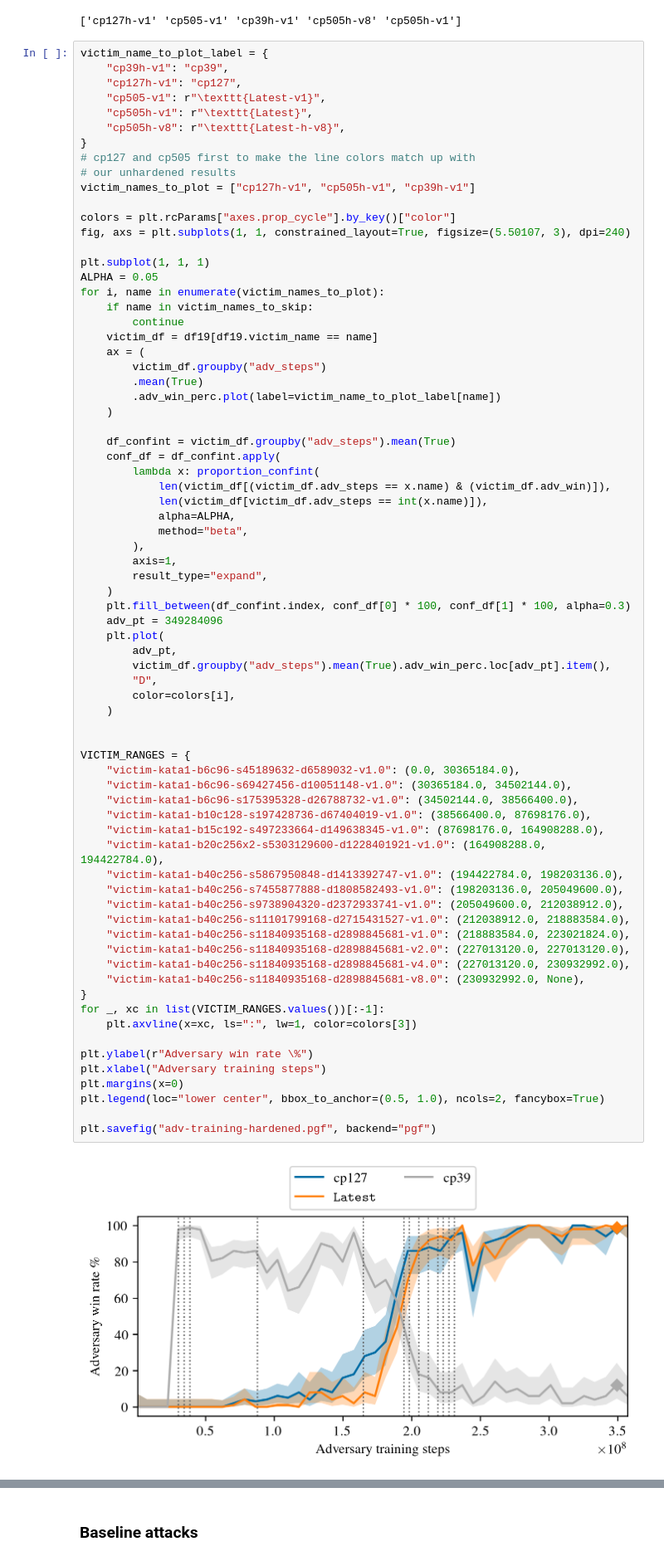
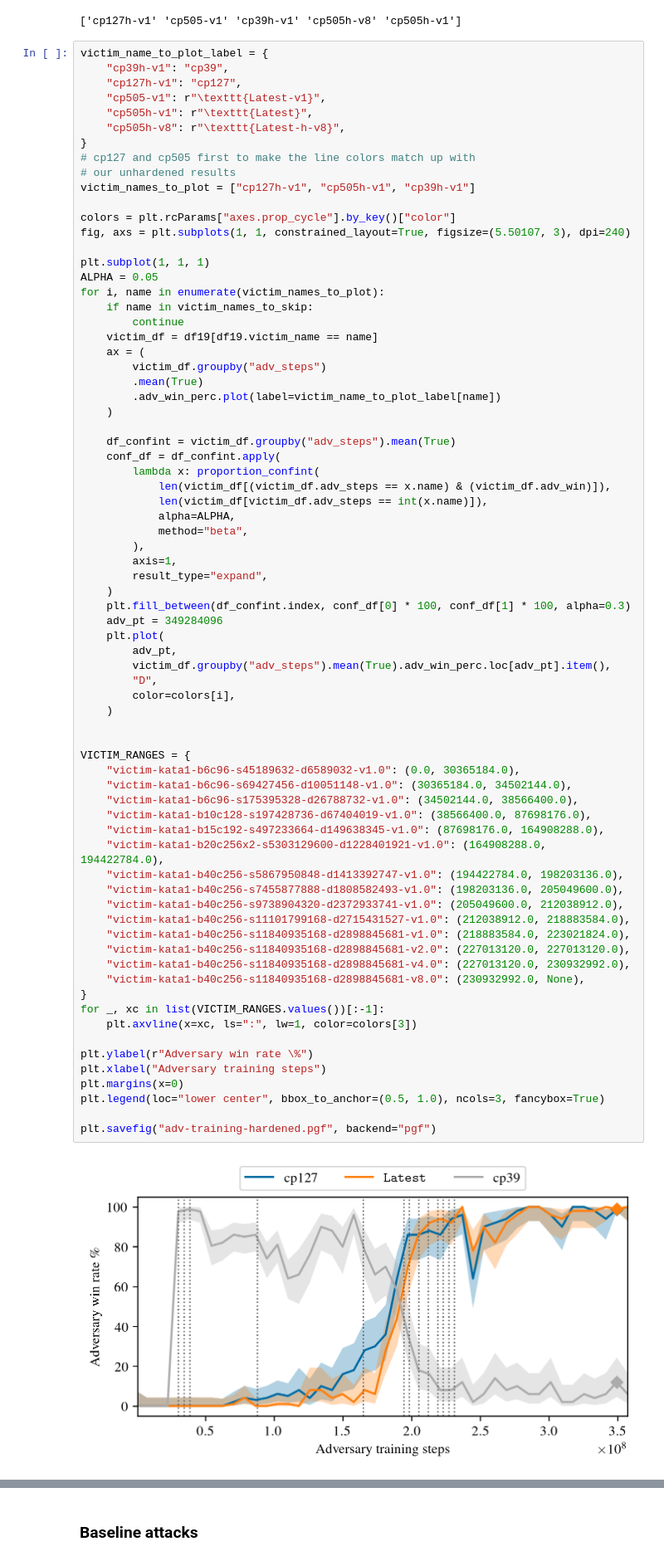
Before and after one commit to AlignmentResearch/KataGoVisualizer, a Jupyter notebook: notebooks/notebooks/iclr2022/plots.ipynb, the cells around one changed output, grey strips where cells are left out. Shown at 83% size. Drawn from its saved outputs; the diff is of its cells as text.

Commit message:
3 col legend

```diff
--- a/notebooks/notebooks/iclr2022/plots.ipynb
+++ b/notebooks/notebooks/iclr2022/plots.ipynb
@@ -963,35 +963,35 @@ for i, name in enumerate(victim_names_to_plot):
         "D",
         color=colors[i],
     )
 
 
 VICTIM_RANGES = {
     "victim-kata1-b6c96-s45189632-d6589032-v1.0": (0.0, 30365184.0),
     "victim-kata1-b6c96-s69427456-d10051148-v1.0": (30365184.0, 34502144.0),
     "victim-kata1-b6c96-s175395328-d26788732-v1.0": (34502144.0, 38566400.0),
     "victim-kata1-b10c128-s197428736-d67404019-v1.0": (38566400.0, 87698176.0),
     "victim-kata1-b15c192-s497233664-d149638345-v1.0": (87698176.0, 164908288.0),
     "victim-kata1-b20c256x2-s5303129600-d1228401921-v1.0": (164908288.0, 194422784.0),
     "victim-kata1-b40c256-s5867950848-d1413392747-v1.0": (194422784.0, 198203136.0),
     "victim-kata1-b40c256-s7455877888-d1808582493-v1.0": (198203136.0, 205049600.0),
     "victim-kata1-b40c256-s9738904320-d2372933741-v1.0": (205049600.0, 212038912.0),
     "victim-kata1-b40c256-s11101799168-d2715431527-v1.0": (212038912.0, 218883584.0),
     "victim-kata1-b40c256-s11840935168-d2898845681-v1.0": (218883584.0, 223021824.0),
     "victim-kata1-b40c256-s11840935168-d2898845681-v2.0": (227013120.0, 227013120.0),
     "victim-kata1-b40c256-s11840935168-d2898845681-v4.0": (227013120.0, 230932992.0),
     "victim-kata1-b40c256-s11840935168-d2898845681-v8.0": (230932992.0, None),
 }
 for _, xc in list(VICTIM_RANGES.values())[:-1]:
     plt.axvline(x=xc, ls=":", lw=1, color=colors[3])
 
 plt.ylabel(r"Adversary win rate \%")
 plt.xlabel("Adversary training steps")
 plt.margins(x=0)
-plt.legend(loc="lower center", bbox_to_anchor=(0.5, 1.0), ncols=2, fancybox=True)
+plt.legend(loc="lower center", bbox_to_anchor=(0.5, 1.0), ncols=3, fancybox=True)
 
 plt.savefig("adv-training-hardened.pgf", backend="pgf")
 # %% [output]
-[figure, old version]
+[figure, new version]
 # %%
 for val in list(
     {
```
Also changed, not shown: 1 other file.
